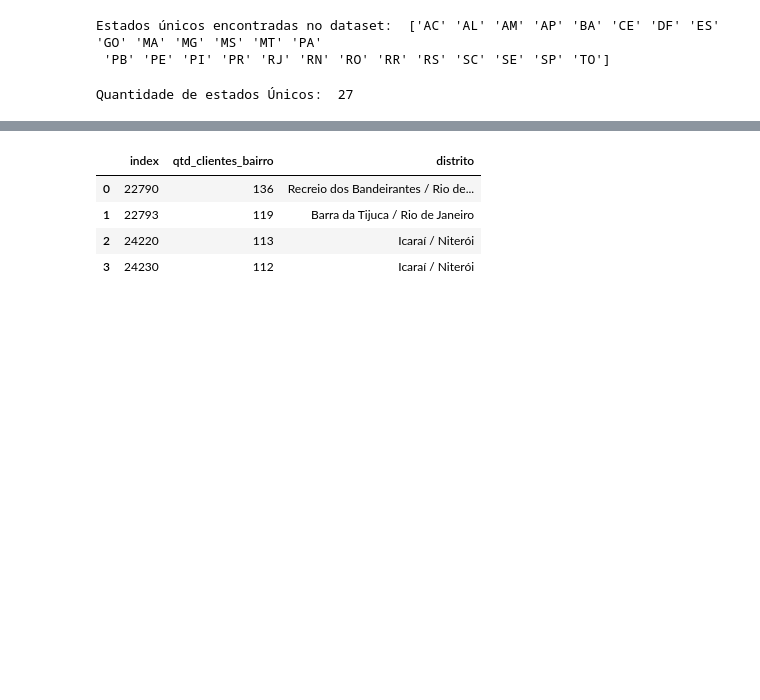
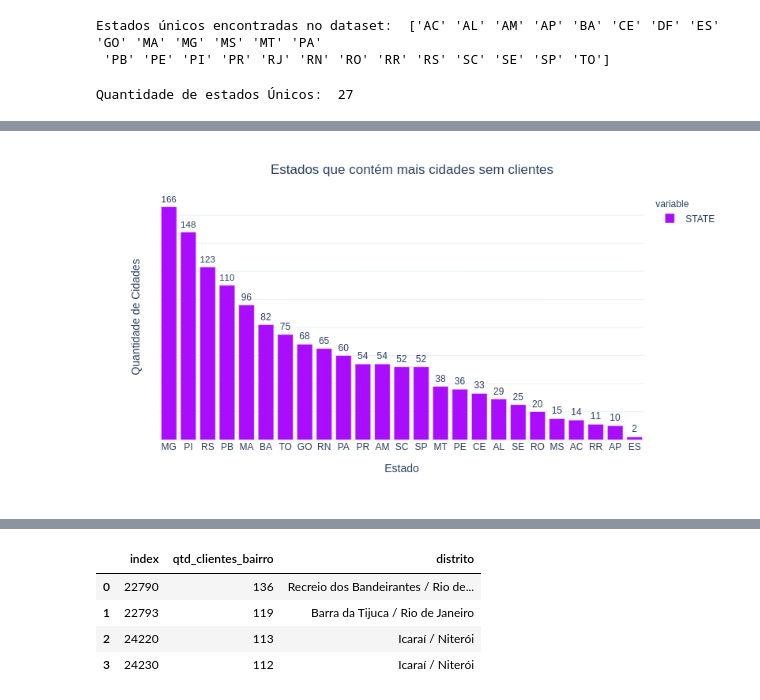
Before and after one commit to vf-fontes/intro-cd, a Jupyter notebook: 20200930_Olist.ipynb, the cells around one changed output, grey strips where cells are left out. Cells and saved outputs as stored; diff of their text form; code cells hidden in the pictures; blank space fills up the shorter version.

```diff
--- a/20200930_Olist.ipynb
+++ b/20200930_Olist.ipynb
@@ -413,0 +181,11 @@ df_top4_bairros
+# %%
+# Estados que contém mais cidades sem clientes
+gitly = GitlyPlotter('github')
+data=df_cidades_sem_clientes.STATE.value_counts()
+fig = px.bar(data,labels={'value': 'Quantidade de Cidades', 'index':'Estado'},text=data,color_discrete_sequence=px.colors.qualitative.Alphabet,template='plotly_white',)
+fig.update_layout(title={'text' :'Estados que contém mais cidades sem clientes','y': 0.95,'x': 0.5})
+fig.update_traces(texttemplate='%{text}', textposition='outside')
+fig.update_yaxes(showticklabels=False)
+gitly.show(fig)
+# %% [output]
+[figure, added]
```
Also changed, not shown: parts of 68 cells of this notebook.
